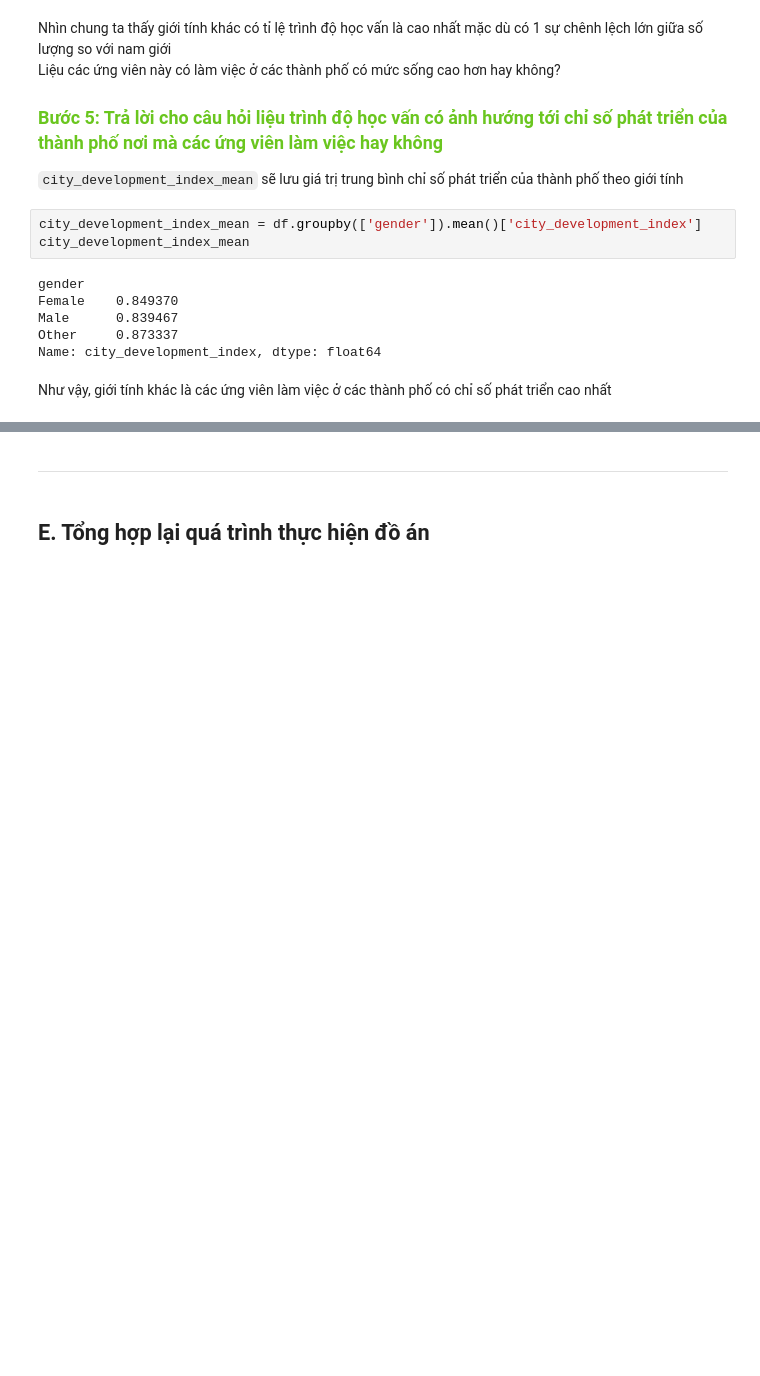
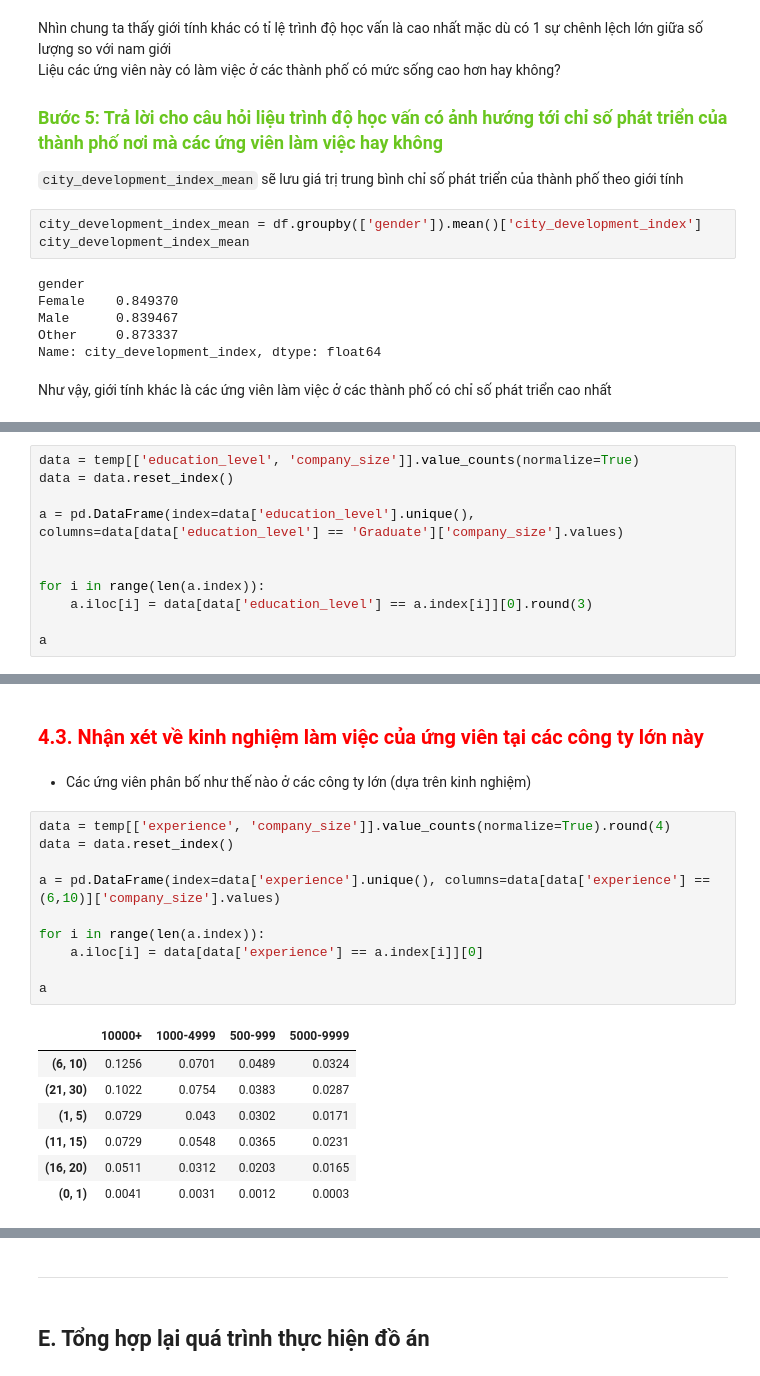
Before and after one commit to tuandat-github/P4DS-FInal-Project, a Jupyter notebook: Final Project P4DS.ipynb, the cells around one changed output, grey strips where cells are left out. Saved outputs shown, nothing was run; the diff lists cells and outputs as text; blank space fills up the shorter version.

```diff
--- a/Final Project P4DS.ipynb
+++ b/Final Project P4DS.ipynb
@@ -526,0 +583,11 @@ Như vậy, giới tính khác là các ứng viên làm việc ở các thành
+# %%
+data = temp[['education_level', 'company_size']].value_counts(normalize=True)
+data = data.reset_index()
+
+a = pd.DataFrame(index=data['education_level'].unique(), columns=data[data['education_level'] == 'Graduate']['company_size'].values)
+
+
+for i in range(len(a.index)):
+    a.iloc[i] = data[data['education_level'] == a.index[i]][0].round(3)
+
+a
@@ -526,0 +604,22 @@ Như vậy, giới tính khác là các ứng viên làm việc ở các thành
+# %% [markdown]
+<h3 style='color:red; font-size:20px'> 4.3. Nhận xét về kinh nghiệm làm việc của ứng viên tại các công ty lớn này
+# %% [markdown]
+- Các ứng viên phân bố như thế nào ở các công ty lớn (dựa trên kinh nghiệm)
+# %%
+data = temp[['experience', 'company_size']].value_counts(normalize=True).round(4)
+data = data.reset_index()
+
+a = pd.DataFrame(index=data['experience'].unique(), columns=data[data['experience'] == (6,10)]['company_size'].values)
+
+for i in range(len(a.index)):
+    a.iloc[i] = data[data['experience'] == a.index[i]][0]
+
+a
+# %% [output]
+|  | 10000+ | 1000-4999 | 500-999 | 5000-9999 |
+| (6, 10) | 0.1256 | 0.0701 | 0.0489 | 0.0324 |
+| (21, 30) | 0.1022 | 0.0754 | 0.0383 | 0.0287 |
+| (1, 5) | 0.0729 | 0.043 | 0.0302 | 0.0171 |
+| (11, 15) | 0.0729 | 0.0548 | 0.0365 | 0.0231 |
+| (16, 20) | 0.0511 | 0.0312 | 0.0203 | 0.0165 |
+| (0, 1) | 0.0041 | 0.0031 | 0.0012 | 0.0003 |
```
Also changed, not shown: parts of 51 cells of this notebook.
